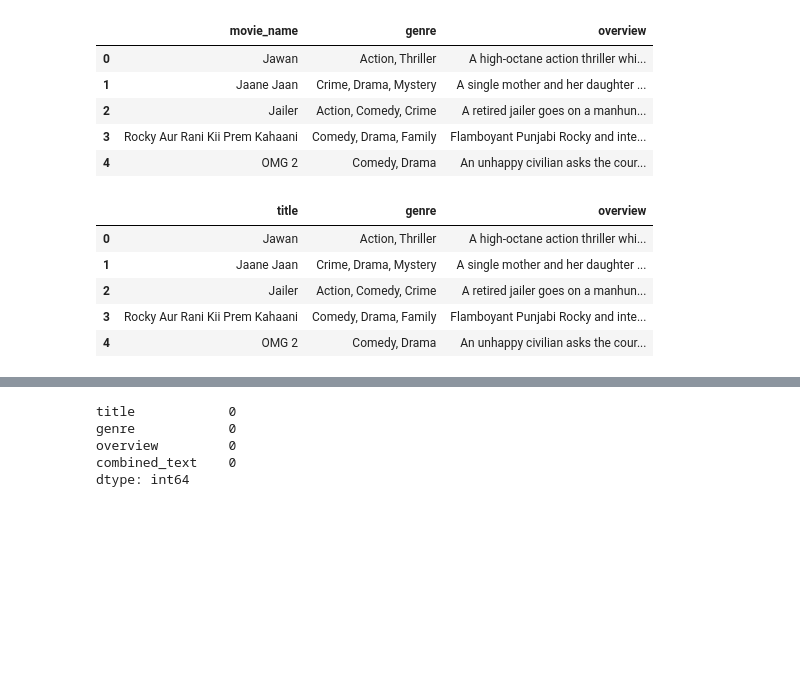
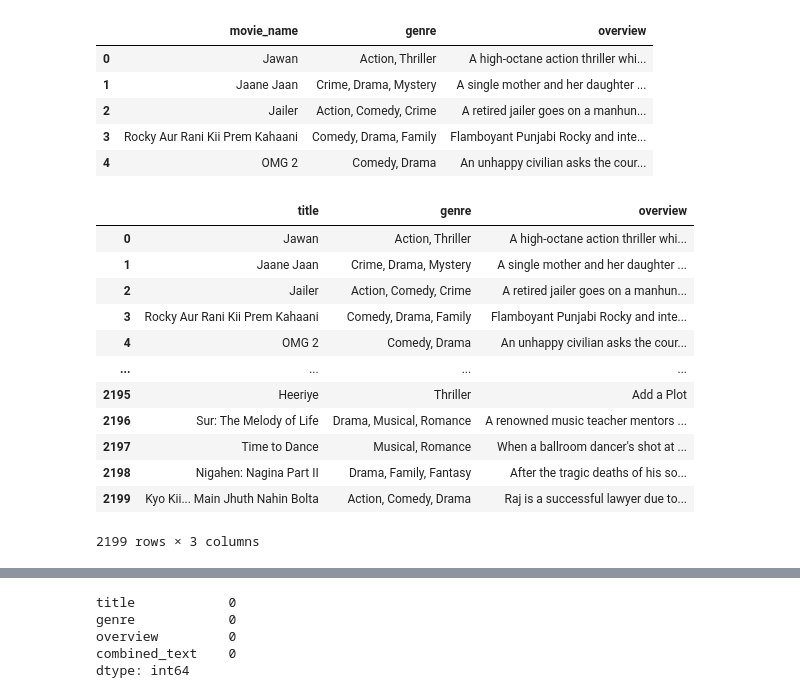
Before and after one commit to Shreya7078/Movie-Recommendation-System, a Jupyter notebook: models/knn.ipynb, the cells around one changed output, grey strips where cells are left out. Saved outputs shown, nothing was run; the diff lists cells and outputs as text; code cells hidden in the pictures; blank space fills up the shorter version.

```diff
--- a/models/knn.ipynb
+++ b/models/knn.ipynb
@@ -48,16 +48,23 @@ df_bolly.head()
 | 3 | Rocky Aur Rani Kii Prem Kahaani | Comedy, Drama, Family | Flamboyant Punjabi Rocky and inte... |
 | 4 | OMG 2 | Comedy, Drama | An unhappy civilian asks the cour... |
 # %%
-df_bolly = df_bolly.rename(columns={'movie_name': 'title'},inplace=True)
+df_bolly = df_bolly.rename(columns={'movie_name': 'title'})
 # %%
-df_bolly.head()
+df_bolly
 # %% [output]
 |  | title | genre | overview |
 | 0 | Jawan | Action, Thriller | A high-octane action thriller whi... |
 | 1 | Jaane Jaan | Crime, Drama, Mystery | A single mother and her daughter ... |
 | 2 | Jailer | Action, Comedy, Crime | A retired jailer goes on a manhun... |
 | 3 | Rocky Aur Rani Kii Prem Kahaani | Comedy, Drama, Family | Flamboyant Punjabi Rocky and inte... |
 | 4 | OMG 2 | Comedy, Drama | An unhappy civilian asks the cour... |
+| ... | ... | ... | ... |
+| 2195 | Heeriye | Thriller | Add a Plot |
+| 2196 | Sur: The Melody of Life | Drama, Musical, Romance | A renowned music teacher mentors ... |
+| 2197 | Time to Dance | Musical, Romance | When a ballroom dancer's shot at ... |
+| 2198 | Nigahen: Nagina Part II | Drama, Family, Fantasy | After the tragic deaths of his so... |
+| 2199 | Kyo Kii... Main Jhuth Nahin Bolta | Action, Comedy, Drama | Raj is a successful lawyer due to... |
+2199 rows × 3 columns
 # %%
 # Convert to string (safe)
 df_bolly['overview'] = df_bolly['overview'].astype(str)
```
Also changed, not shown: parts of 1 cell of this notebook.
